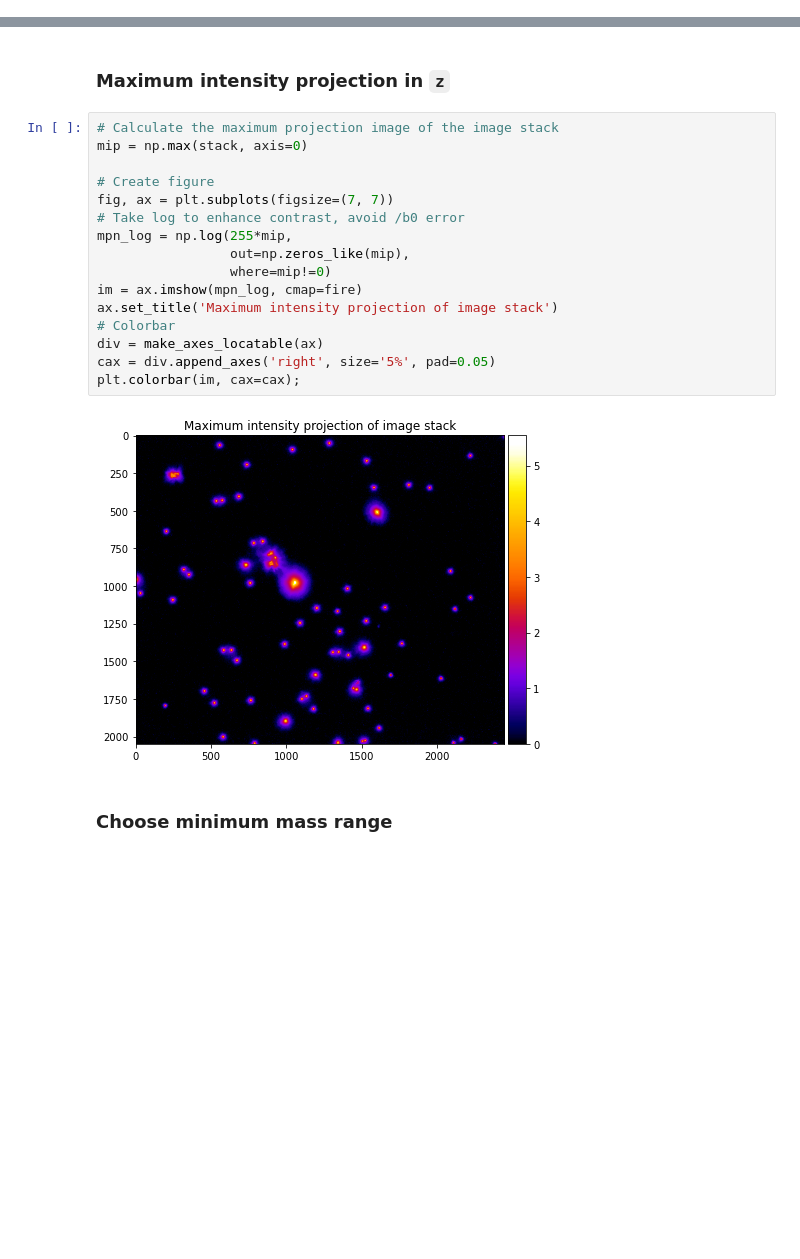
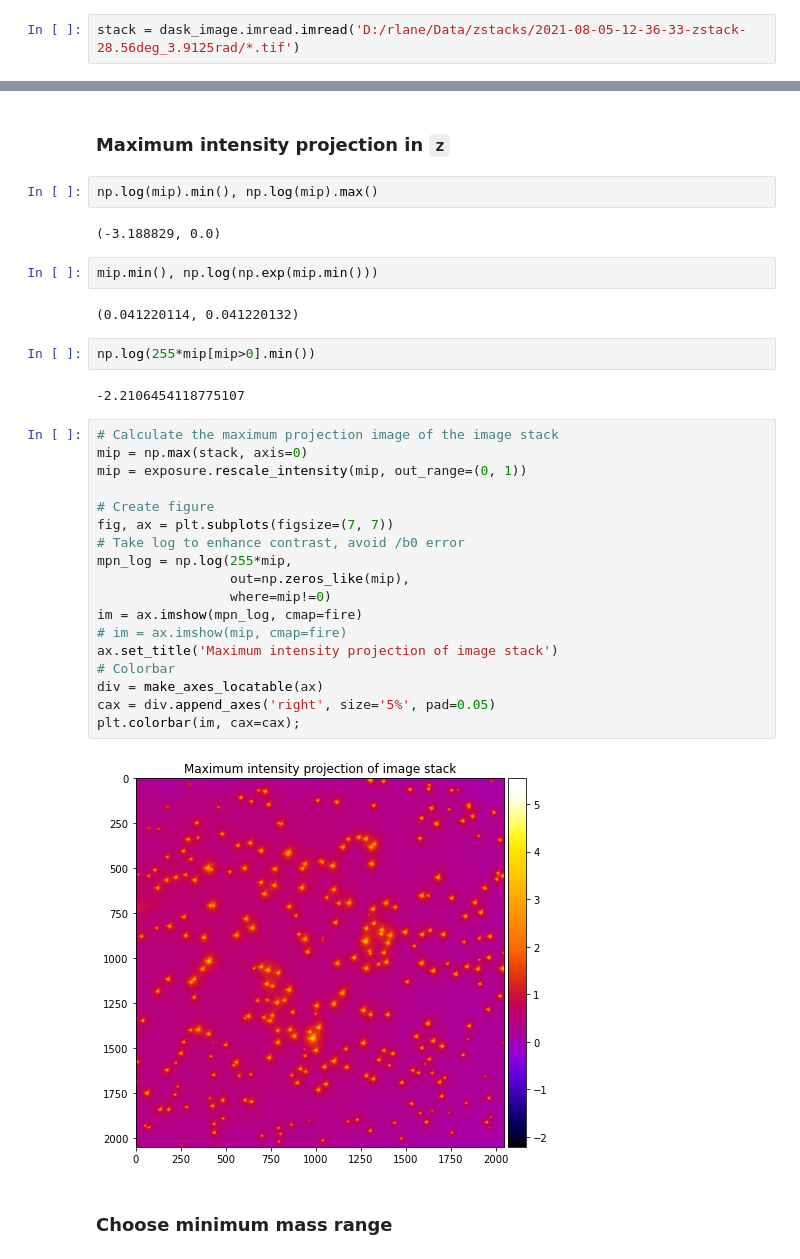
Before and after one commit to hoogenboom-group/PSF-Extractor, a Jupyter notebook: notebooks/walkthrough.ipynb, the cells around one changed output, grey strips where cells are left out. Saved outputs shown, nothing was run; the diff lists cells and outputs as text; blank space fills up the shorter version.

```diff
--- a/notebooks/walkthrough.ipynb
+++ b/notebooks/walkthrough.ipynb
@@ -115,0 +236,2 @@ INFO:root:(32, 2048, 2448) image stack created succesfully.
+# %%
+stack = dask_image.imread.imread('D:/rlane/Data/zstacks/2021-08-05-12-36-33-zstack-28.56deg_3.9125rad/*.tif')
@@ -116,23 +252,37 @@ INFO:root:(32, 2048, 2448) image stack created succesfully.
 # %% [markdown]
 ### Maximum intensity projection in `z`
+# %%
+np.log(mip).min(), np.log(mip).max()
+# %% [output]
+(-3.188829, 0.0)
+# %%
+mip.min(), np.log(np.exp(mip.min()))
+# %% [output]
+(0.041220114, 0.041220132)
+# %%
+np.log(255*mip[mip>0].min())
+# %% [output]
+-2.2106454118775107
 # %%
 # Calculate the maximum projection image of the image stack
 mip = np.max(stack, axis=0)
+mip = exposure.rescale_intensity(mip, out_range=(0, 1))
 
 # Create figure
 fig, ax = plt.subplots(figsize=(7, 7))
 # Take log to enhance contrast, avoid /b0 error
 mpn_log = np.log(255*mip,
                  out=np.zeros_like(mip),
                  where=mip!=0)
 im = ax.imshow(mpn_log, cmap=fire)
+# im = ax.imshow(mip, cmap=fire)
 ax.set_title('Maximum intensity projection of image stack')
 # Colorbar
 div = make_axes_locatable(ax)
 cax = div.append_axes('right', size='5%', pad=0.05)
 plt.colorbar(im, cax=cax);
 # %% [output]
-[figure, old version]
+[figure, new version]
 # %% [markdown]
 ### Choose minimum mass range
 # %%
```
Also changed, not shown: parts of 9 cells of this notebook.
